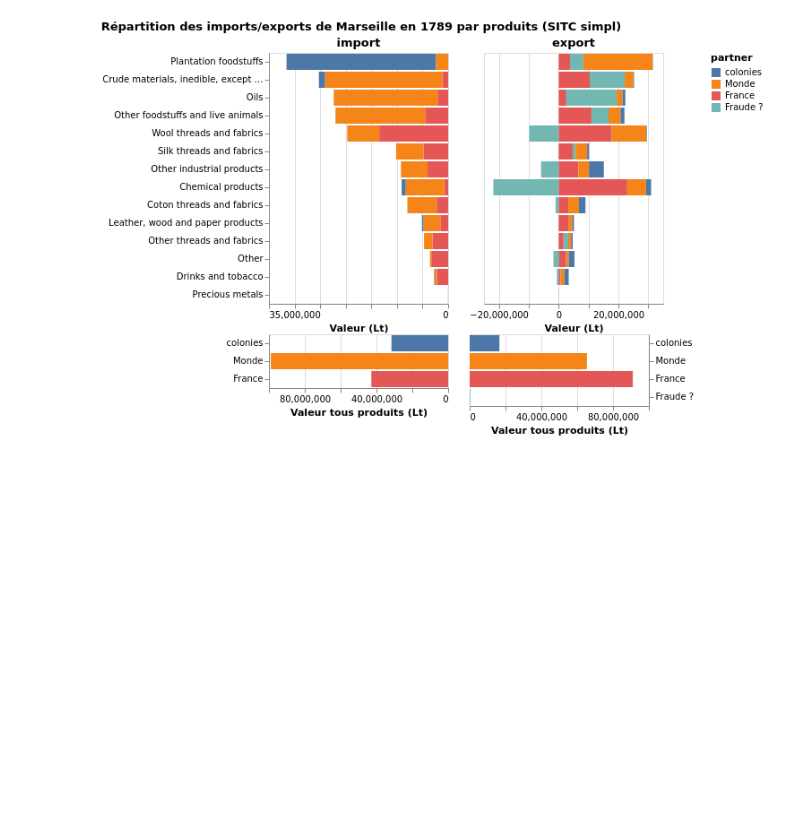
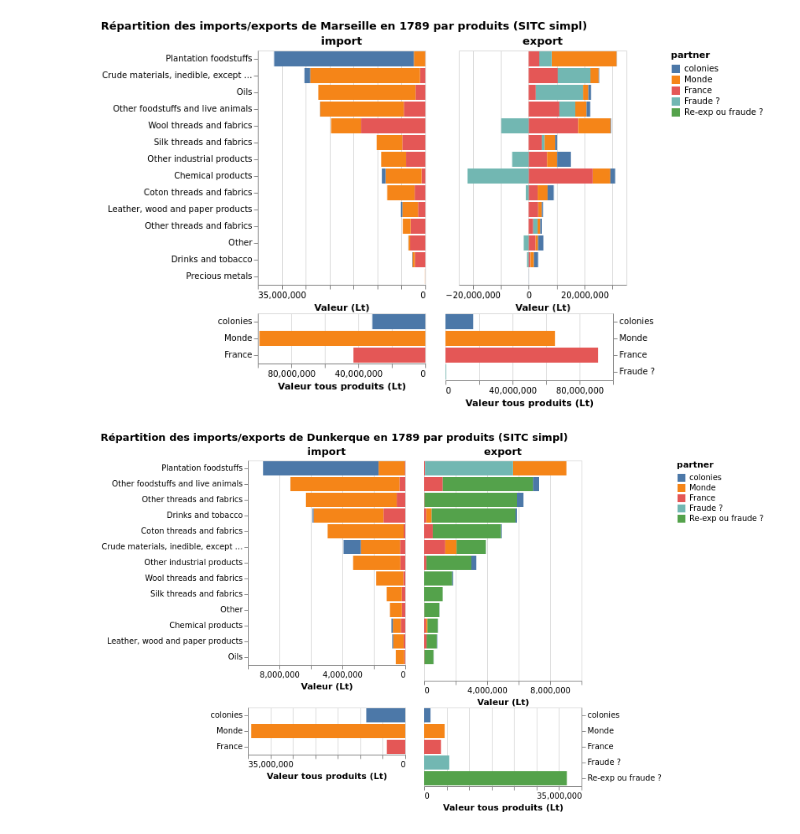
Before and after one commit to medialab/portic-datasprint-2022, a Jupyter notebook: productions/module_08/vegalite.ipynb, the cells around one changed output. Cells and saved outputs as stored; diff of their text form; code cells hidden in the pictures; blank space fills up the shorter version.

```diff
--- a/productions/module_08/vegalite.ipynb
+++ b/productions/module_08/vegalite.ipynb
@@ -28,2 +14,2 @@ VegaLite({
 # %%
-SORT_LABELS = ["colonies", "Monde", "France", "Fraude ?", "Re-exp ou fraude"]
+SORT_LABELS = ["colonies", "Monde", "France", "Fraude ?", "Re-exp ou fraude ?"]
@@ -71,7 +76,11 @@ def pyramide_port_franc(port_franc, data):
                   "sort": "descending"
               },
               "color": {
-                "field": "partner","type": "nominal", "sort": SORT_LABELS
+                "field": "partner",
+                "type": "nominal",
+                "sort": SORT_LABELS,
+                "scale": {"domain": SORT_LABELS},
+
               }
             }
           },
@@ -93,7 +102,10 @@ def pyramide_port_franc(port_franc, data):
                 "sort": "ascending"
               },
               "color": {
-                "field": "partner","type": "nominal", "sort": SORT_LABELS
+                "field": "partner",
+                "type": "nominal",
+                "sort": SORT_LABELS,
+                "scale": {"domain": SORT_LABELS},
               }
             }
           }
@@ -128,7 +140,8 @@ def pyramide_port_franc(port_franc, data):
               "color": {
                 "field": "partner",
                 "type": "nominal",
-                "sort": SORT_LABELS
+                "sort": SORT_LABELS,
+                "scale": {"domain": SORT_LABELS},
               }
             }
           },
@@ -164,7 +177,8 @@ def pyramide_port_franc(port_franc, data):
               "color": {
                 "field": "partner",
                 "type": "nominal",
-                "sort": SORT_LABELS
+                "sort": SORT_LABELS,
+                "scale": {"domain": SORT_LABELS},
               }
             }
           }
@@ -174,8 +188,10 @@ def pyramide_port_franc(port_franc, data):
     )
 # %%
 pyramide_port_franc("Marseille", data)
+pyramide_port_franc("Dunkerque", data)
 # %% [output]
-[figure, old version]
+[figure, new version]
+[figure, added]
 # %%
 ajouter la valeur totale pour tout le graphique pour chacun des 5 (6 avecceux dont on est sûrs que c'est de la fraude) partners
 entrepôt ou fraude (résidu) - pour la première ligne c'est sûr que c'est de la fraude
```
Also changed, not shown: parts of 3 cells of this notebook.
